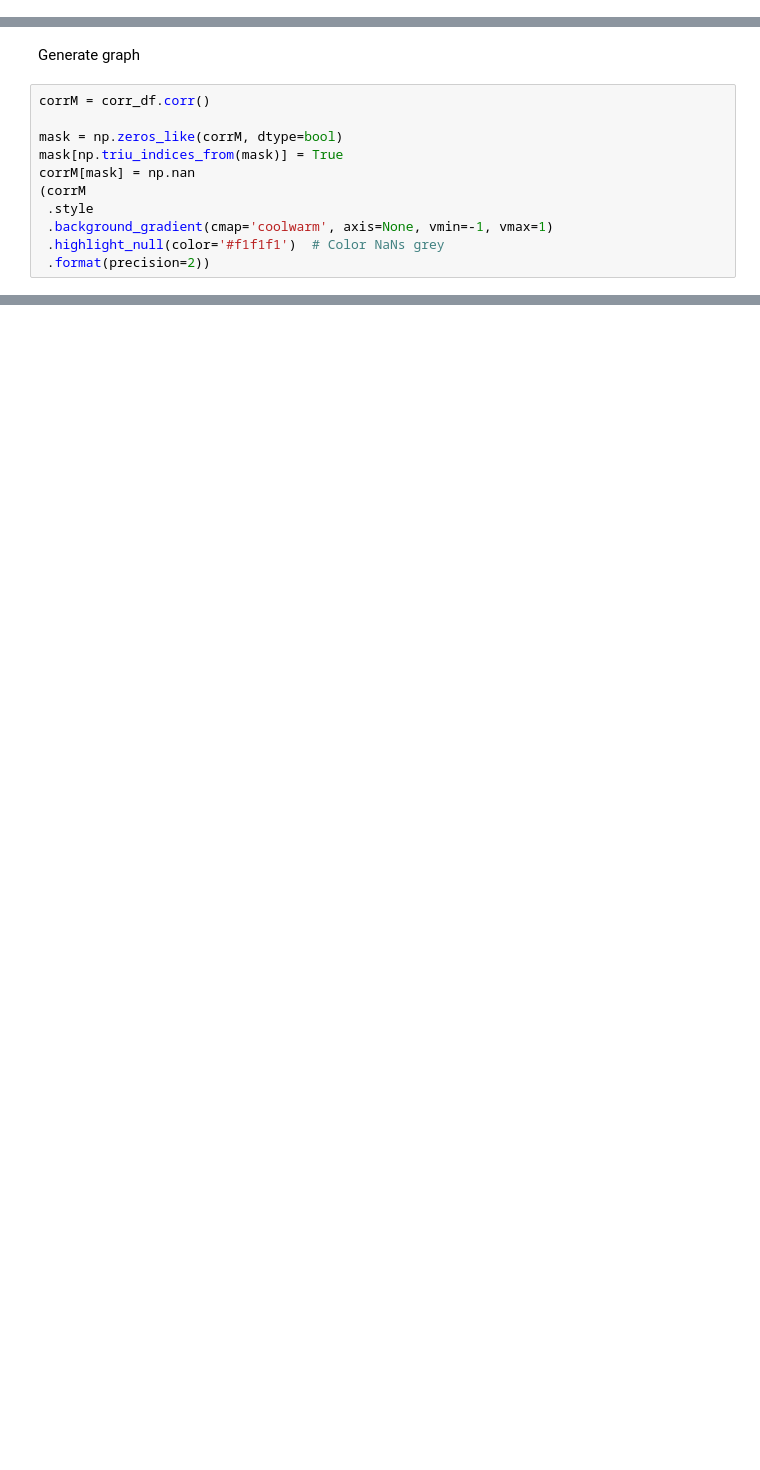
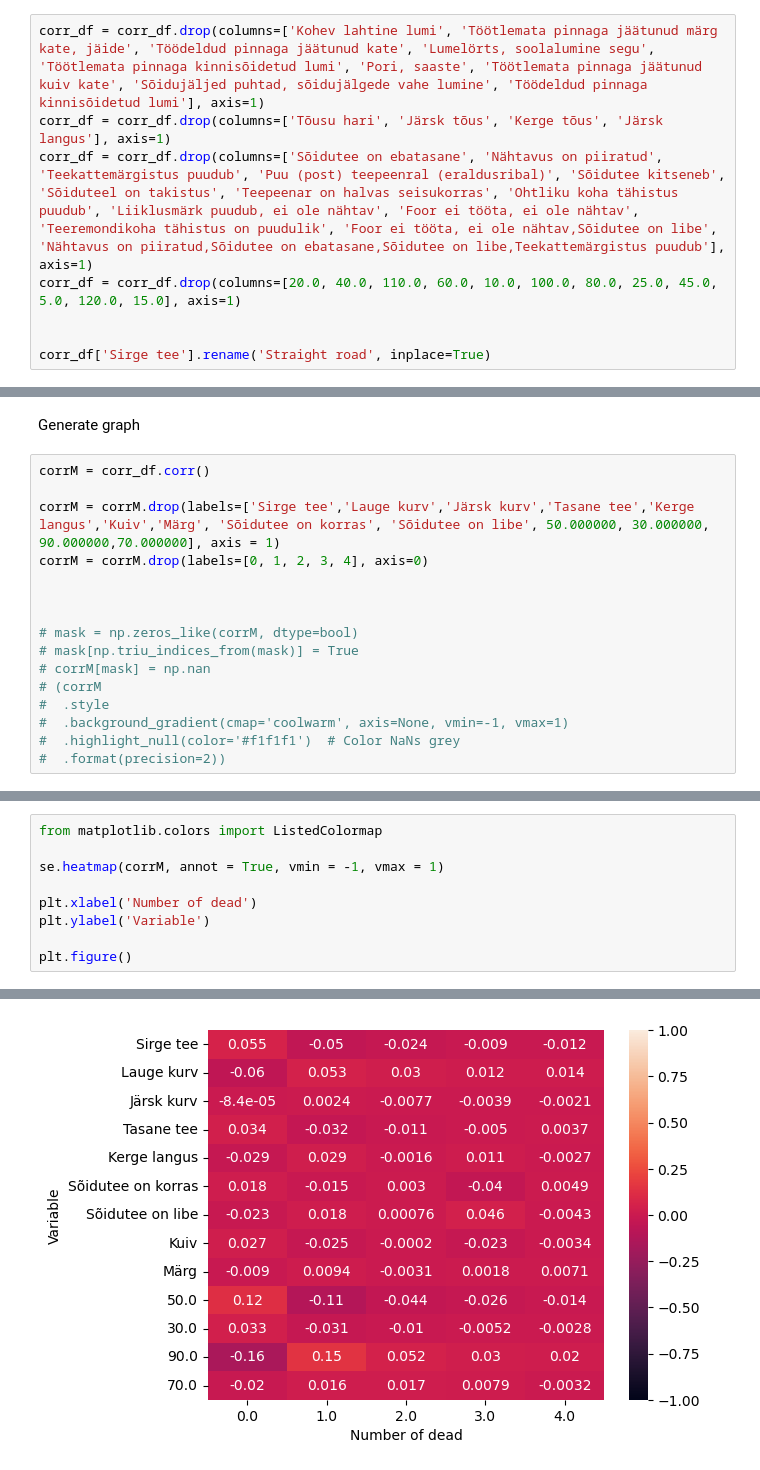
Before and after one commit to gCoreByte/car-accidents-in-estonia, a Jupyter notebook: data_preparation/correlation.ipynb, the cells around one changed output, grey strips where cells are left out. Saved outputs shown, nothing was run; the diff lists cells and outputs as text; blank space fills up the shorter version.

```diff
--- a/data_preparation/correlation.ipynb
+++ b/data_preparation/correlation.ipynb
@@ -98,0 +143,8 @@ corr_df.head()
+# %%
+corr_df = corr_df.drop(columns=['Kohev lahtine lumi', 'Töötlemata pinnaga jäätunud märg kate, jäide', 'Töödeldud pinnaga jäätunud kate', 'Lumelörts, soolalumine segu', 'Töötlemata pinnaga kinnisõidetud lumi', 'Pori, saaste', 'Töötlemata pinnaga jäätunud kuiv kate', 'Sõidujäljed puhtad, sõidujälgede vahe lumine', 'Töödeldud pinnaga kinnisõidetud lumi'], axis=1)
+corr_df = corr_df.drop(columns=['Tõusu hari', 'Järsk tõus', 'Kerge tõus', 'Järsk langus'], axis=1)
+corr_df = corr_df.drop(columns=['Sõidutee on ebatasane', 'Nähtavus on piiratud', 'Teekattemärgistus puudub', 'Puu (post) teepeenral (eraldusribal)', 'Sõidutee kitseneb', 'Sõiduteel on takistus', 'Teepeenar on halvas seisukorras', 'Ohtliku koha tähistus puudub', 'Liiklusmärk puudub, ei ole nähtav', 'Foor ei tööta, ei ole nähtav', 'Teeremondikoha tähistus on puudulik', 'Foor ei tööta, ei ole nähtav,Sõidutee on libe', 'Nähtavus on piiratud,Sõidutee on ebatasane,Sõidutee on libe,Teekattemärgistus puudub'], axis=1)
+corr_df = corr_df.drop(columns=[20.0, 40.0, 110.0, 60.0, 10.0, 100.0, 80.0, 25.0, 45.0, 5.0, 120.0, 15.0], axis=1)
+
+
+corr_df['Sirge tee'].rename('Straight road', inplace=True)
@@ -101,11 +166,16 @@ Generate graph
 # %%
 corrM = corr_df.corr()
 
-mask = np.zeros_like(corrM, dtype=bool)
-mask[np.triu_indices_from(mask)] = True
-corrM[mask] = np.nan
-(corrM
- .style
- .background_gradient(cmap='coolwarm', axis=None, vmin=-1, vmax=1)
- .highlight_null(color='#f1f1f1')  # Color NaNs grey
- .format(precision=2))
+corrM = corrM.drop(labels=['Sirge tee','Lauge kurv','Järsk kurv','Tasane tee','Kerge langus','Kuiv','Märg', 'Sõidutee on korras', 'Sõidutee on libe', 50.000000,	30.000000,	90.000000,70.000000], axis = 1)
+corrM = corrM.drop(labels=[0, 1, 2, 3, 4], axis=0)
+
+
+
+# mask = np.zeros_like(corrM, dtype=bool)
+# mask[np.triu_indices_from(mask)] = True
+# corrM[mask] = np.nan
+# (corrM
+#  .style
+#  .background_gradient(cmap='coolwarm', axis=None, vmin=-1, vmax=1)
+#  .highlight_null(color='#f1f1f1')  # Color NaNs grey
+#  .format(precision=2))
@@ -123,0 +182,10 @@ corrM
+# %%
+from matplotlib.colors import ListedColormap
+
+se.heatmap(corrM, annot = True, vmin = -1, vmax = 1)
+
+plt.xlabel('Number of dead')
+plt.ylabel('Variable')
+
+plt.figure()
+# %% [output]
@@ -123,0 +193 @@ corrM
+[figure, added]
```
Also changed, not shown: parts of 12 cells of this notebook.
